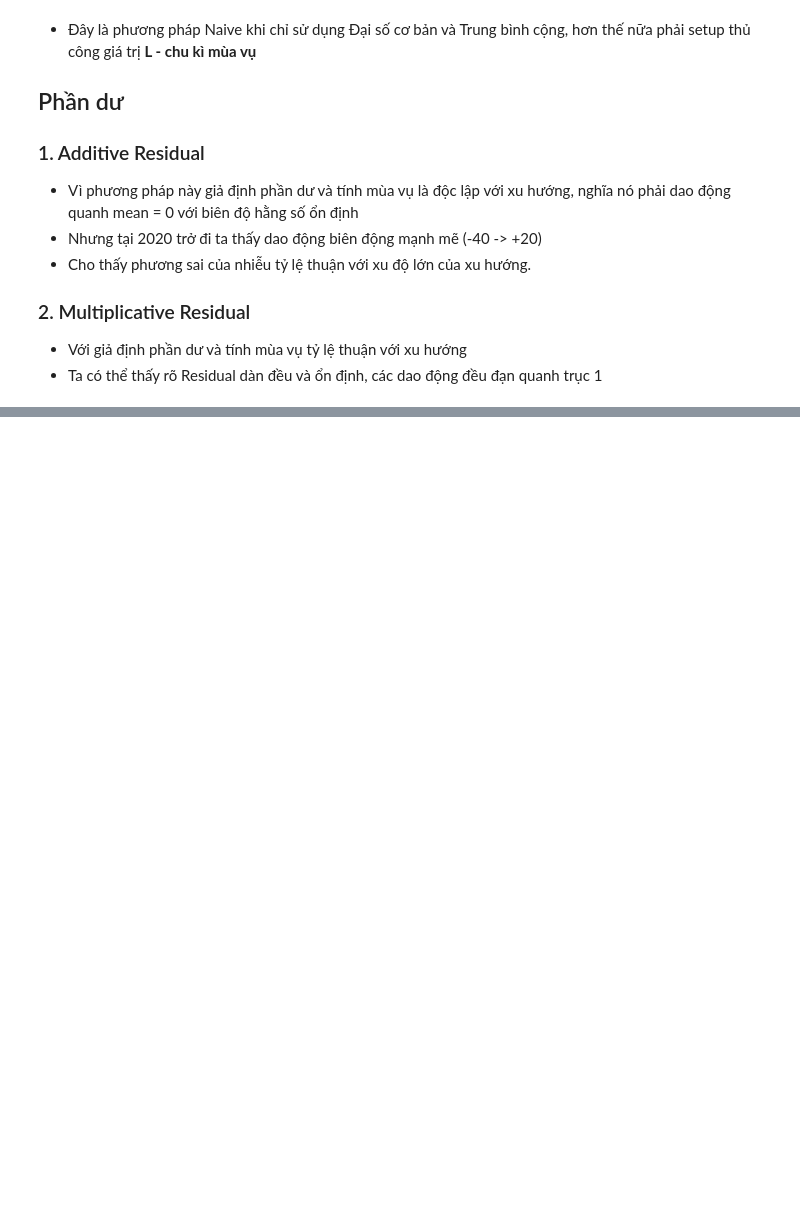
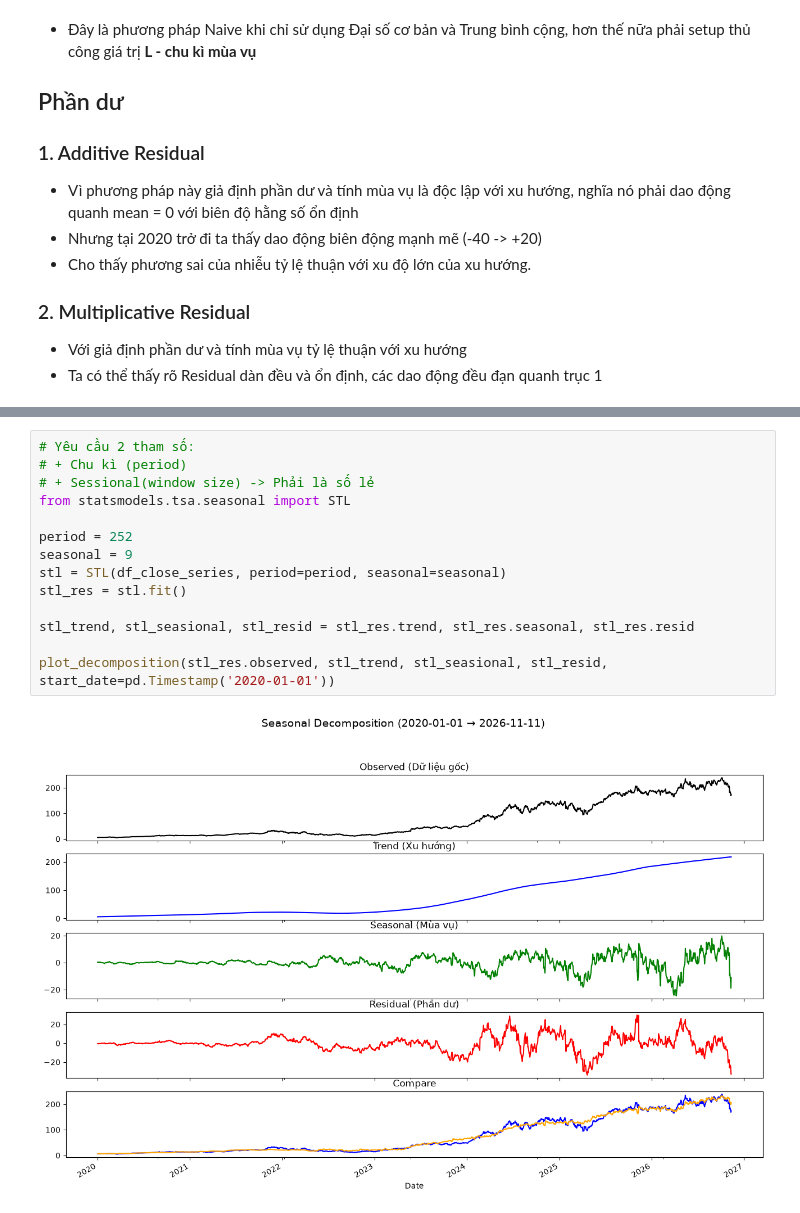
Before and after one commit to Quanbro07/data-mining, a Jupyter notebook: part_a.ipynb, the cells around one changed output, grey strips where cells are left out. Drawn from its saved outputs; the diff is of its cells as text; blank space fills up the shorter version.

Commit message:
STL + anamoly detection + residual varianc Ratio

```diff
--- a/part_a.ipynb
+++ b/part_a.ipynb
@@ -1038,0 +1198,16 @@ plt.show()
+# %%
+# Yêu cầu 2 tham số:
+# + Chu kì (period)
+# + Sessional(window size) -> Phải là số lẻ
+from statsmodels.tsa.seasonal import STL
+
+period = 252
+seasonal = 9
+stl = STL(df_close_series, period=period, seasonal=seasonal)
+stl_res = stl.fit()
+
+stl_trend, stl_seasional, stl_resid = stl_res.trend, stl_res.seasonal, stl_res.resid
+
+plot_decomposition(stl_res.observed, stl_trend, stl_seasional, stl_resid, start_date=pd.Timestamp('2020-01-01'))
+# %% [output]
+[figure, added]
```
Also changed, not shown: parts of 42 cells of this notebook.
